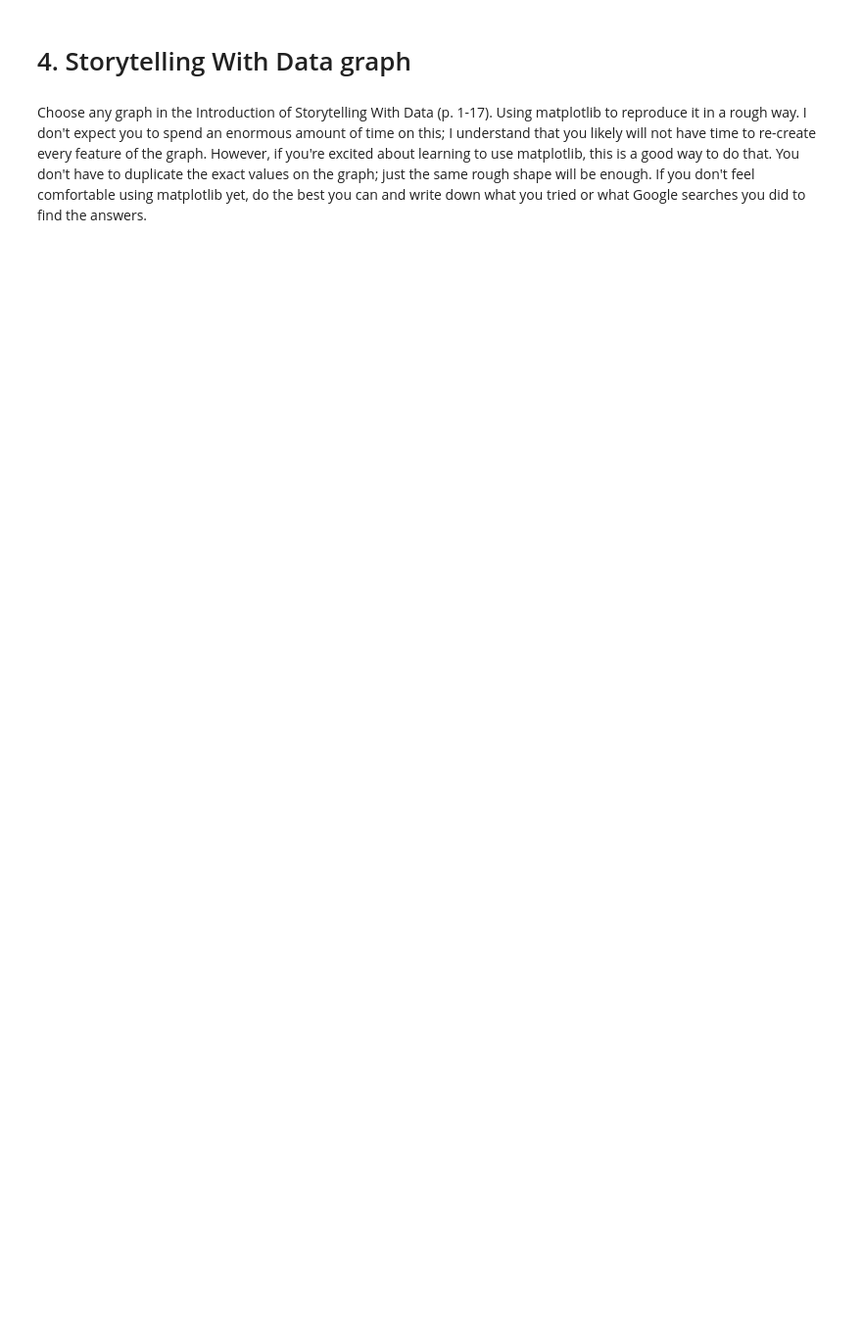
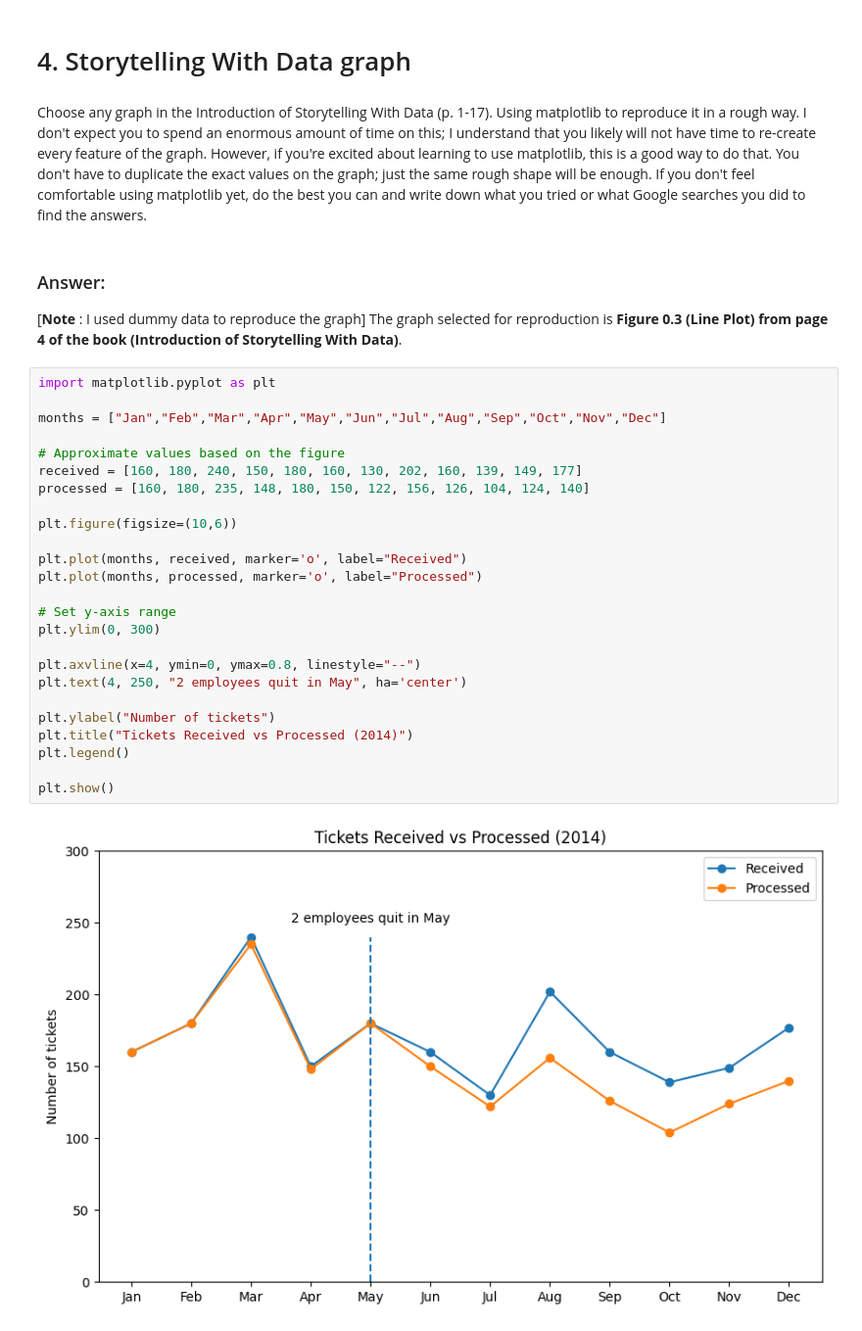
Before and after one commit to jasser-dh/Module-B-semester-2, a Jupyter notebook: OMDS-ModB2-Week1-Dhaouadi-Jasser.ipynb, the cells around one changed output. Shown at 98% size. Drawn from its saved outputs; the diff is of its cells as text; blank space fills up the shorter version.

```diff
--- a/OMDS-ModB2-Week1-Dhaouadi-Jasser.ipynb
+++ b/OMDS-ModB2-Week1-Dhaouadi-Jasser.ipynb
@@ -471,3 +662,35 @@ ax.set_xlabel("Birth Date") # label the x axis
 # 4. Storytelling With Data graph
 # %% [markdown]
 Choose any graph in the Introduction of Storytelling With Data (p. 1-17).  Using matplotlib to reproduce it in a rough way.  I don't expect you to spend an enormous amount of time on this; I understand that you likely will not have time to re-create every feature of the graph.  However, if you're excited about learning to use matplotlib, this is a good way to do that.  You don't have to duplicate the exact values on the graph; just the same rough shape will be enough.  If you don't feel comfortable using matplotlib yet, do the best you can and write down what you tried or what Google searches you did to find the answers.
+# %% [markdown]
+### Answer:
+[**Note** : I used dummy data to reproduce the graph]
+</br> </br>
+The graph selected for reproduction is **Figure 0.3 (Line Plot) from page 4 of the book (Introduction of Storytelling With Data)**.
+# %%
+import matplotlib.pyplot as plt
+
+months = ["Jan","Feb","Mar","Apr","May","Jun","Jul","Aug","Sep","Oct","Nov","Dec"]
+
+# Approximate values based on the figure
+received = [160, 180, 240, 150, 180, 160, 130, 202, 160, 139, 149, 177]
+processed = [160, 180, 235, 148, 180, 150, 122, 156, 126, 104, 124, 140]
+
+plt.figure(figsize=(10,6))
+
+plt.plot(months, received, marker='o', label="Received")
+plt.plot(months, processed, marker='o', label="Processed")
+
+# Set y-axis range
+plt.ylim(0, 300)
+
+plt.axvline(x=4, ymin=0, ymax=0.8, linestyle="--")
+plt.text(4, 250, "2 employees quit in May", ha='center')
+
+plt.ylabel("Number of tickets")
+plt.title("Tickets Received vs Processed (2014)")
+plt.legend()
+
+plt.show()
+# %% [output]
+[figure, added]
```
Also changed, not shown: parts of 24 cells of this notebook.
